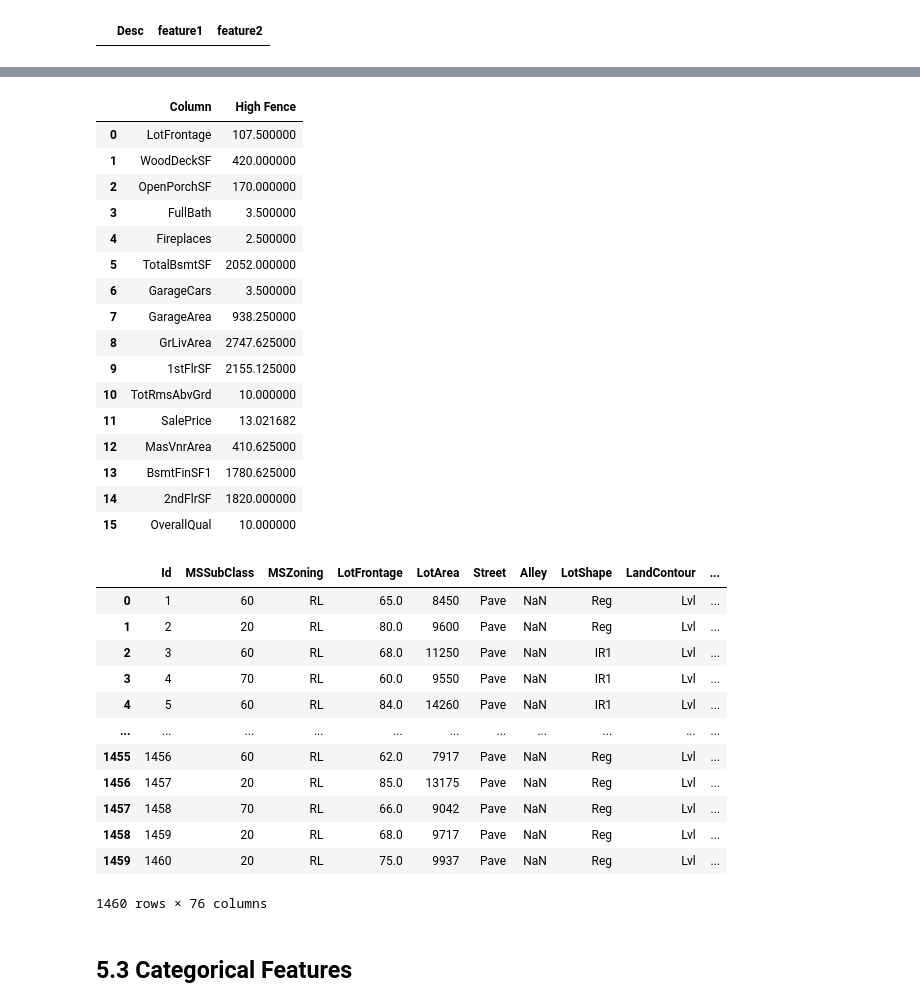
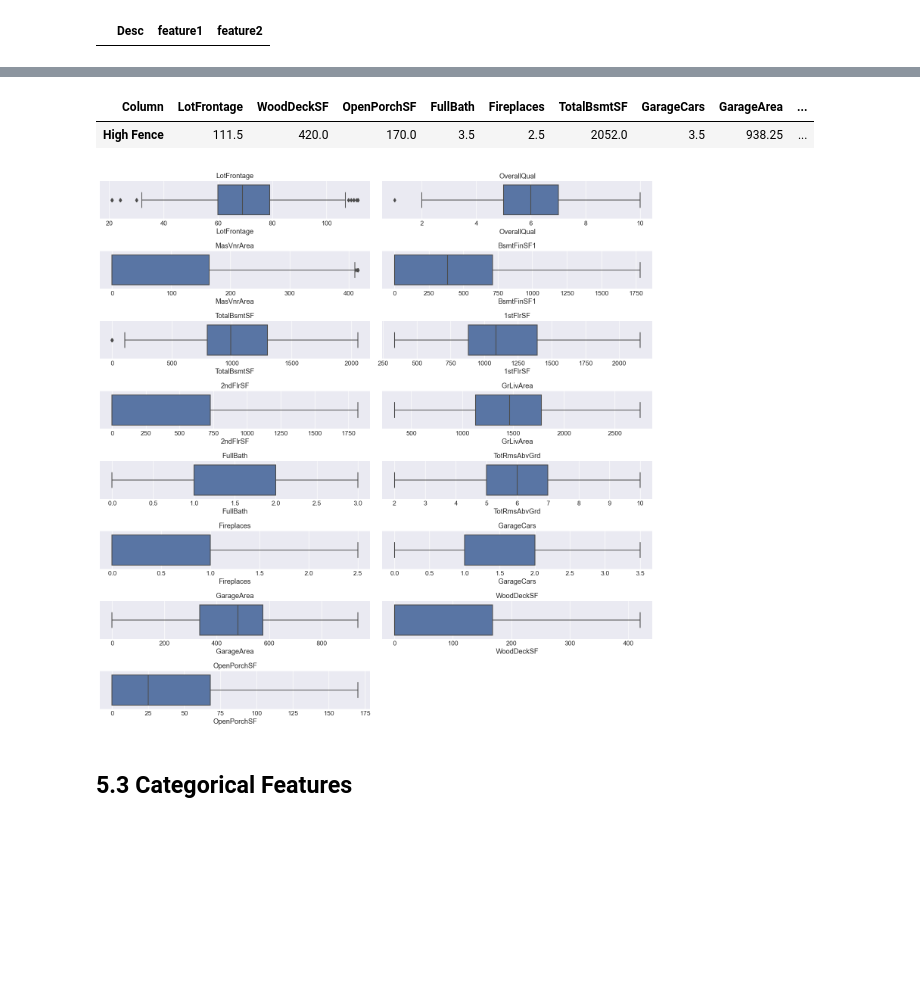
Before and after one commit to giannisbasa/House-Prices, a Jupyter notebook: House_Prices copy.ipynb, the cells around one changed output, grey strips where cells are left out. Saved outputs shown, nothing was run; the diff lists cells and outputs as text; code cells hidden in the pictures; blank space fills up the shorter version.

```diff
--- a/House_Prices copy.ipynb
+++ b/House_Prices copy.ipynb
@@ -754,8 +754,8 @@ missing_num.loc[missing_num['Missing values']>0]
 | 6 | MasVnrArea | 0.547945 |
 # %%
 # Impute missing values by using median
-num_var['LotFrontage'] = num_var['LotFrontage'].fillna(num_var['LotFrontage'].median())
-num_var['MasVnrArea'] = num_var['MasVnrArea'].fillna(num_var['MasVnrArea'].median())
+train_1['LotFrontage'] = train_1['LotFrontage'].fillna(train_1['LotFrontage'].median())
+train_1['MasVnrArea'] = train_1['MasVnrArea'].fillna(train_1['MasVnrArea'].median())
 # %%
 # Check if there is missing values somewhere in the dataset
 print('There are missing values in the dataset: ', num_var.isna().sum().any())
@@ -868,6 +868,9 @@ list2 = num_var_1.columns.to_list()
 # Sprecify the numeric variables that are highly correlated with target variable
 inner_list = list(set(list1).intersection(list2))
 
+# Remove target variable from the list
+inner_list.remove('SalePrice')
+
 print('Number of highly cerrelated variables: ', len(list1))
 print('Number of highly correlated numeric variables: ', len(inner_list))
 # %% [output]
@@ -888,38 +913,32 @@ frame['High Fence'] = high_ls
-# %%
-frame
-# %% [output]
-|  | Column | High Fence |
-| 0 | LotFrontage | 107.500000 |
-| 1 | WoodDeckSF | 420.000000 |
-| 2 | OpenPorchSF | 170.000000 |
-| 3 | FullBath | 3.500000 |
-| 4 | Fireplaces | 2.500000 |
-| 5 | TotalBsmtSF | 2052.000000 |
-| 6 | GarageCars | 3.500000 |
-| 7 | GarageArea | 938.250000 |
-| 8 | GrLivArea | 2747.625000 |
-| 9 | 1stFlrSF | 2155.125000 |
-| 10 | TotRmsAbvGrd | 10.000000 |
-| 11 | SalePrice | 13.021682 |
-| 12 | MasVnrArea | 410.625000 |
-| 13 | BsmtFinSF1 | 1780.625000 |
-| 14 | 2ndFlrSF | 1820.000000 |
-| 15 | OverallQual | 10.000000 |
-# %%
-train_2
-# %% [output]
-|  | Id | MSSubClass | MSZoning | LotFrontage | LotArea | Street | Alley | LotShape | LandContour | ... |
-| 0 | 1 | 60 | RL | 65.0 | 8450 | Pave | NaN | Reg | Lvl | ... |
-| 1 | 2 | 20 | RL | 80.0 | 9600 | Pave | NaN | Reg | Lvl | ... |
-| 2 | 3 | 60 | RL | 68.0 | 11250 | Pave | NaN | IR1 | Lvl | ... |
-| 3 | 4 | 70 | RL | 60.0 | 9550 | Pave | NaN | IR1 | Lvl | ... |
-| 4 | 5 | 60 | RL | 84.0 | 14260 | Pave | NaN | IR1 | Lvl | ... |
-| ... | ... | ... | ... | ... | ... | ... | ... | ... | ... | ... |
-| 1455 | 1456 | 60 | RL | 62.0 | 7917 | Pave | NaN | Reg | Lvl | ... |
-| 1456 | 1457 | 20 | RL | 85.0 | 13175 | Pave | NaN | Reg | Lvl | ... |
-| 1457 | 1458 | 70 | RL | 66.0 | 9042 | Pave | NaN | Reg | Lvl | ... |
-| 1458 | 1459 | 20 | RL | 68.0 | 9717 | Pave | NaN | Reg | Lvl | ... |
-| 1459 | 1460 | 20 | RL | 75.0 | 9937 | Pave | NaN | Reg | Lvl | ... |
-1460 rows × 76 columns
+# %%
+# Transpose the dataframe
+frame_T = frame.set_index('Column').transpose()
+frame_T
+# %% [output]
+| Column | LotFrontage | WoodDeckSF | OpenPorchSF | FullBath | Fireplaces | TotalBsmtSF | GarageCars | GarageArea | ... |
+| High Fence | 111.5 | 420.0 | 170.0 | 3.5 | 2.5 | 2052.0 | 3.5 | 938.25 | ... |
+# %%
+# Replace outliers with high fence value
+for col in frame_T.columns.intersection(train_2.columns):
+    train_2.loc[train_2[col] > frame_T.iloc[0][col], col] = frame_T.iloc[0][col]
+# %%
+# Check - Plot boxplots for imputed variables
+x, y, z = 8, 2, 1
+
+plt.style.use('seaborn-darkgrid')
+fig = plt.figure(figsize=(15,15))
+
+# Check imputed variables by visualize them
+for col in train_2.columns:
+    if col in sthles:
+        plt.subplot(x,y,z);
+        plt.title('{}'.format(col));
+        sns.boxplot(train_2[col]);
+        z = z + 1
+
+plt.tight_layout()
+plt.show()
+# %% [output]
+[figure, added]
 # %% [markdown]
 ## 5.3 Categorical Features
```
Also changed, not shown: parts of 22 cells of this notebook.
